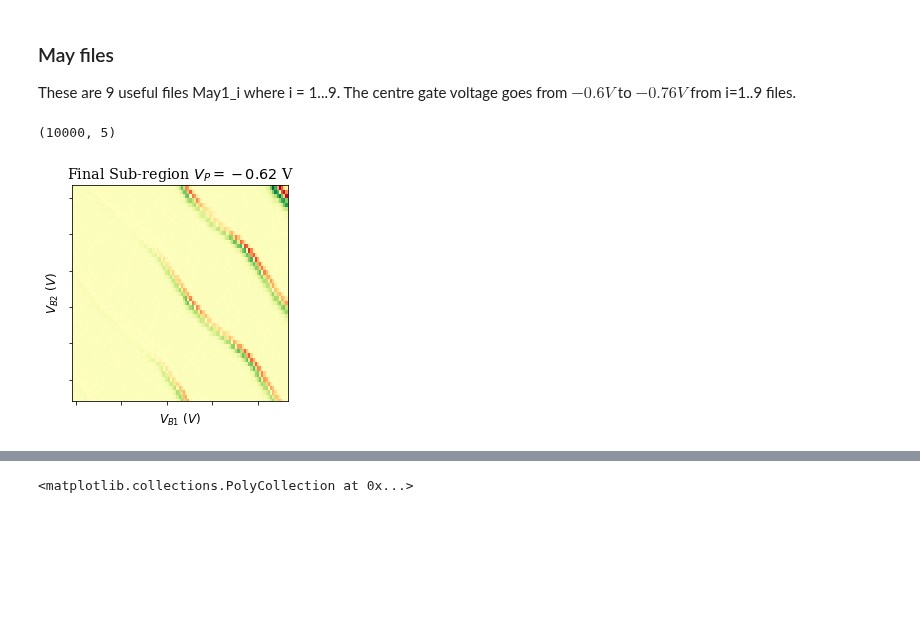
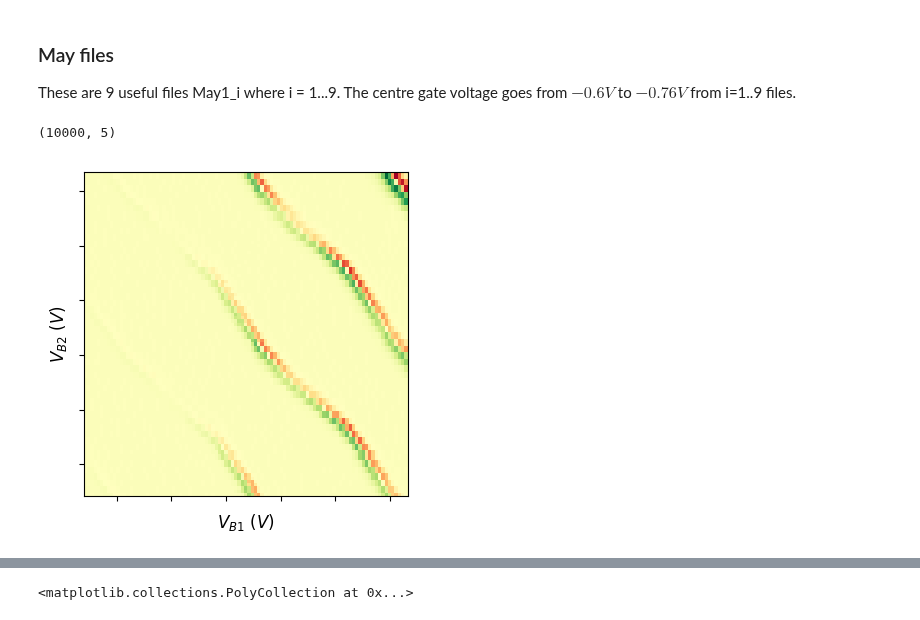
Before and after one commit to Quantumgame/quantum-ml, a Jupyter notebook: Machine Learning/Classification of Experimental Data.ipynb, the cells around one changed output, grey strips where cells are left out. Saved outputs shown, nothing was run; the diff lists cells and outputs as text; code cells hidden in the pictures; blank space fills up the shorter version.

```diff
--- a/Machine Learning/Classification of Experimental Data.ipynb
+++ b/Machine Learning/Classification of Experimental Data.ipynb
@@ -8,7 +8,6 @@ import matplotlib.pyplot as plt
 import tensorflow as tf
 import glob
 import scipy.interpolate
-import matplotlib
 
 import matplotlib as mpl
 label_size = 12
@@ -18,6 +17,7 @@ mpl.rcParams.update({'font.size': 12})
 
 import matplotlib.cm as cm
 mpl.rcParams['font.family'] = "serif"
+mpl.rcParams['figure.dpi']= 100
 # %% [markdown]
 ## Loading of the experimental data
 # %% [markdown]
@@ -26,28 +26,26 @@ These are 9 useful files May1_i where i = 1...9. The centre gate voltage goes fr
 # %%
 index = 2
 filename = "/Users/sandesh/data/quantum-ml/data_for_paper/experimental_data/May1_" + str(index) + ".dat"
 dat = np.loadtxt(filename)
 print(dat.shape)
 
 # values from the data
 points = (dat[:,0],dat[:,2])
 values = dat[:,3]
 
 V_b1 = np.linspace(np.min(points[0]),np.max(points[0]),100)
 V_b2 = np.linspace(np.min(points[1]),np.max(points[1]),100)
 XX,YY = np.meshgrid(V_b1,V_b2)
 
 z = scipy.interpolate.griddata(points,values,(XX,YY),method="nearest")
 plt.pcolor(XX,YY,np.gradient(z)[1],cmap=cm.RdYlGn)
 plt.xlabel(r"$V_{B1}\ (V)$")
 plt.ylabel(r"$V_{B2}\ (V)$")
-plt.title(r"Final Sub-region $V_P = -0.62$ V")
 frame1 = plt.gca()
 frame1.axes.xaxis.set_ticklabels([])
 frame1.axes.yaxis.set_ticklabels([])
 frame1.set_aspect('equal')
 plt.tight_layout()
-plt.savefig("/Users/sandesh/Desktop/start_exp_data.png",dpi=300)
 # %% [output]
 (10000, 5)
-[figure, old version]
+[figure, new version]
```
Also changed, not shown: parts of 20 cells of this notebook, 1 other file.
